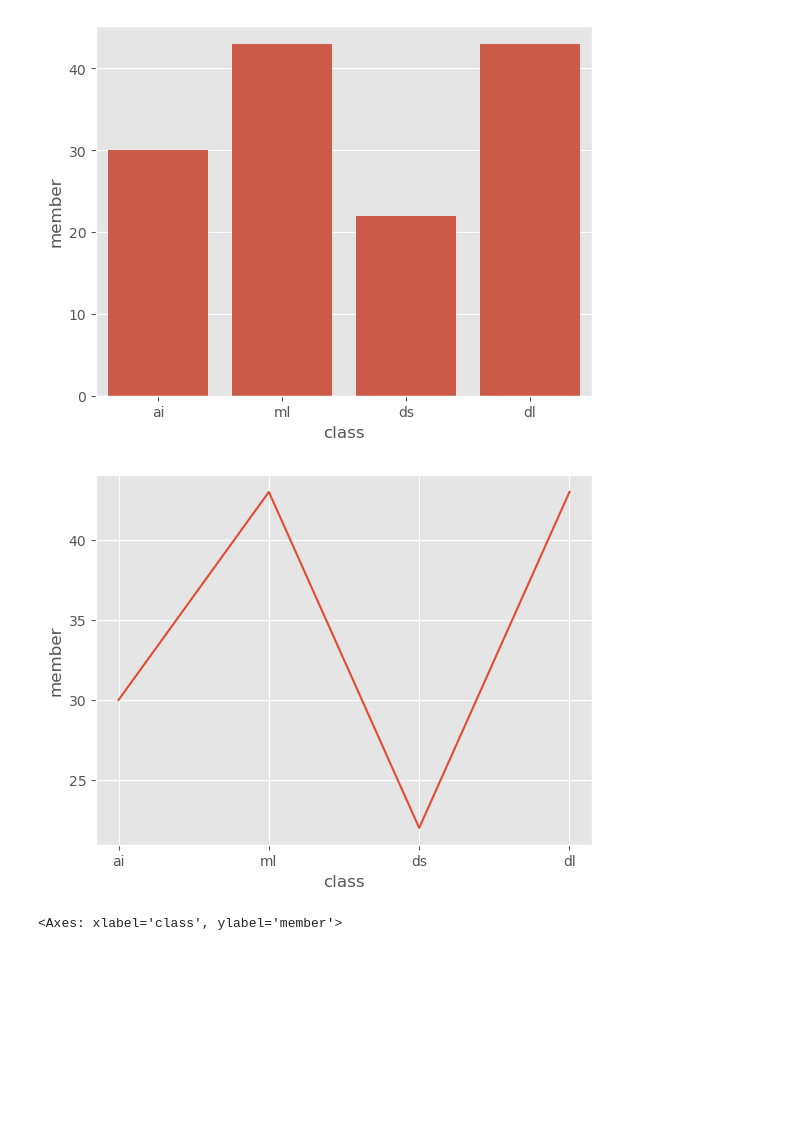
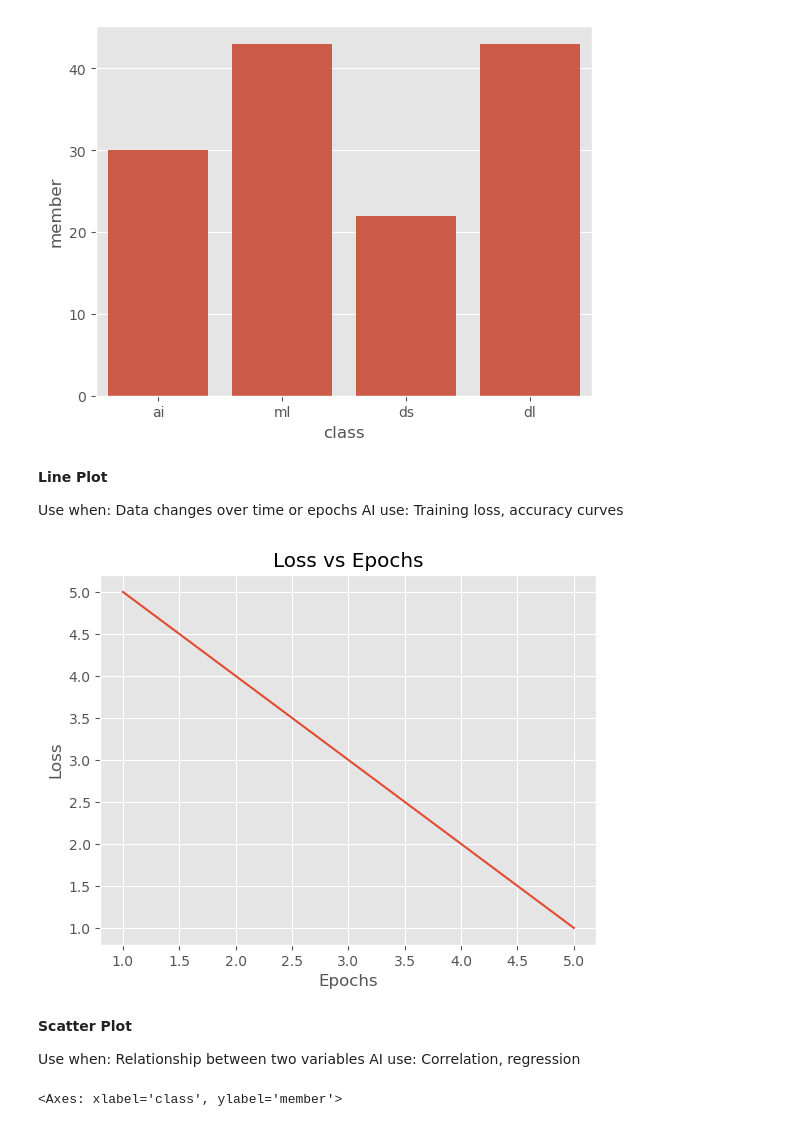
Before and after one commit to ziaulislam-mughal/Data-Visualizations-With-Matplotlib-Seaborn, a Jupyter notebook: data_visualization.ipynb, the cells around one changed output. Cells and saved outputs as stored; diff of their text form; code cells hidden in the pictures; blank space fills up the shorter version.

Commit message:
Make different types of graphs

```diff
--- a/data_visualization.ipynb
+++ b/data_visualization.ipynb
@@ -218,11 +218,25 @@ plt.show()
 2    ds      22
 3    dl      43
 [figure]
-# %%
-sns.lineplot(x='class',y='member',data=df , markers=True)
-plt.show()
-# %% [output]
-[figure, removed]
+# %% [markdown]
+**Line Plot**
+
+Use when: Data changes over time or epochs AI use: Training loss, accuracy curves
+# %%
+import matplotlib.pyplot as plt
+x = [1,2,3,4,5]
+y = [5,4,3,2,1]
+plt.plot(x, y)
+plt.title("Loss vs Epochs")
+plt.xlabel("Epochs")
+plt.ylabel("Loss")
+plt.show()
+# %% [output]
+[figure, added]
+# %% [markdown]
+**Scatter Plot**
+
+Use when: Relationship between two variables AI use: Correlation, regression
 # %%
 sns.scatterplot(x='class',y='member',data=df)
 # %% [output]
```
Also changed, not shown: parts of 20 cells of this notebook.
